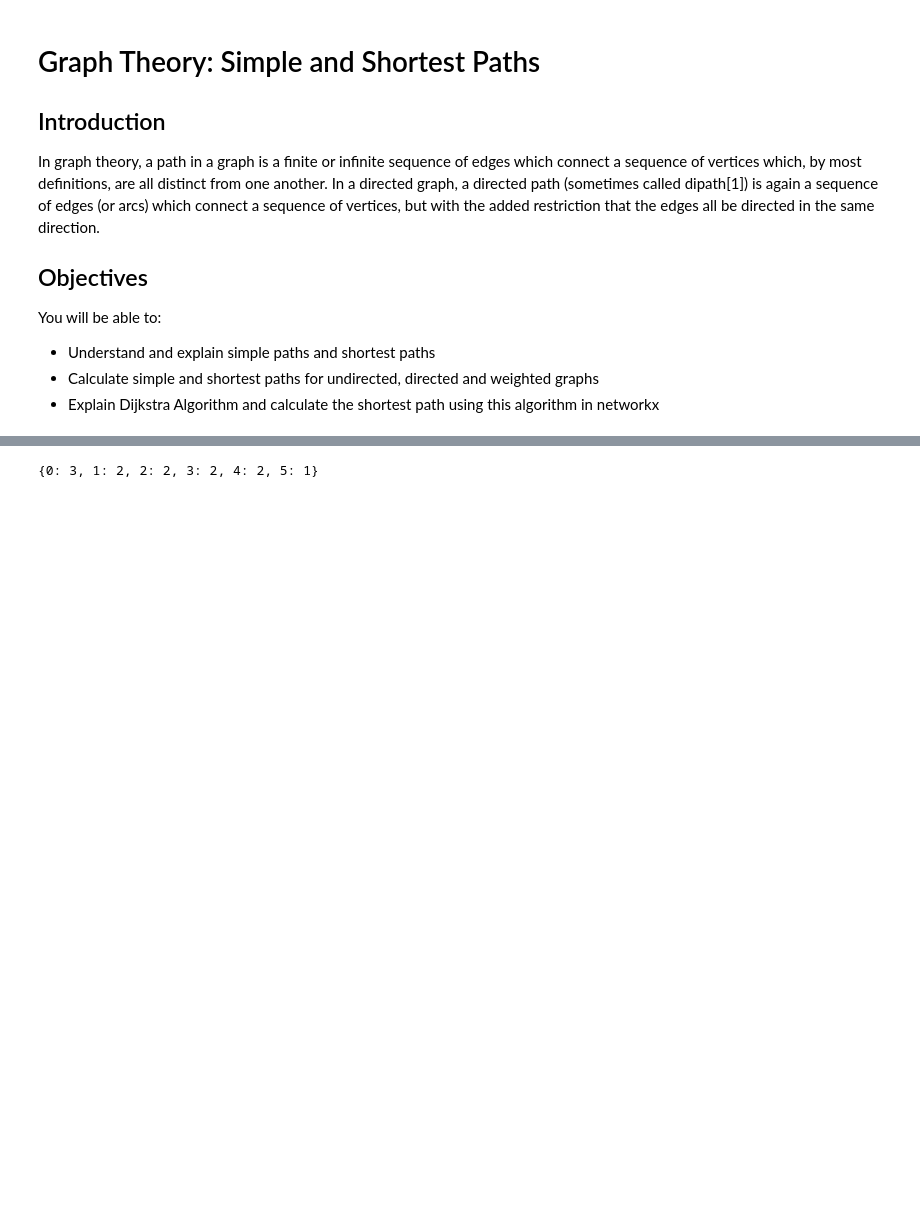
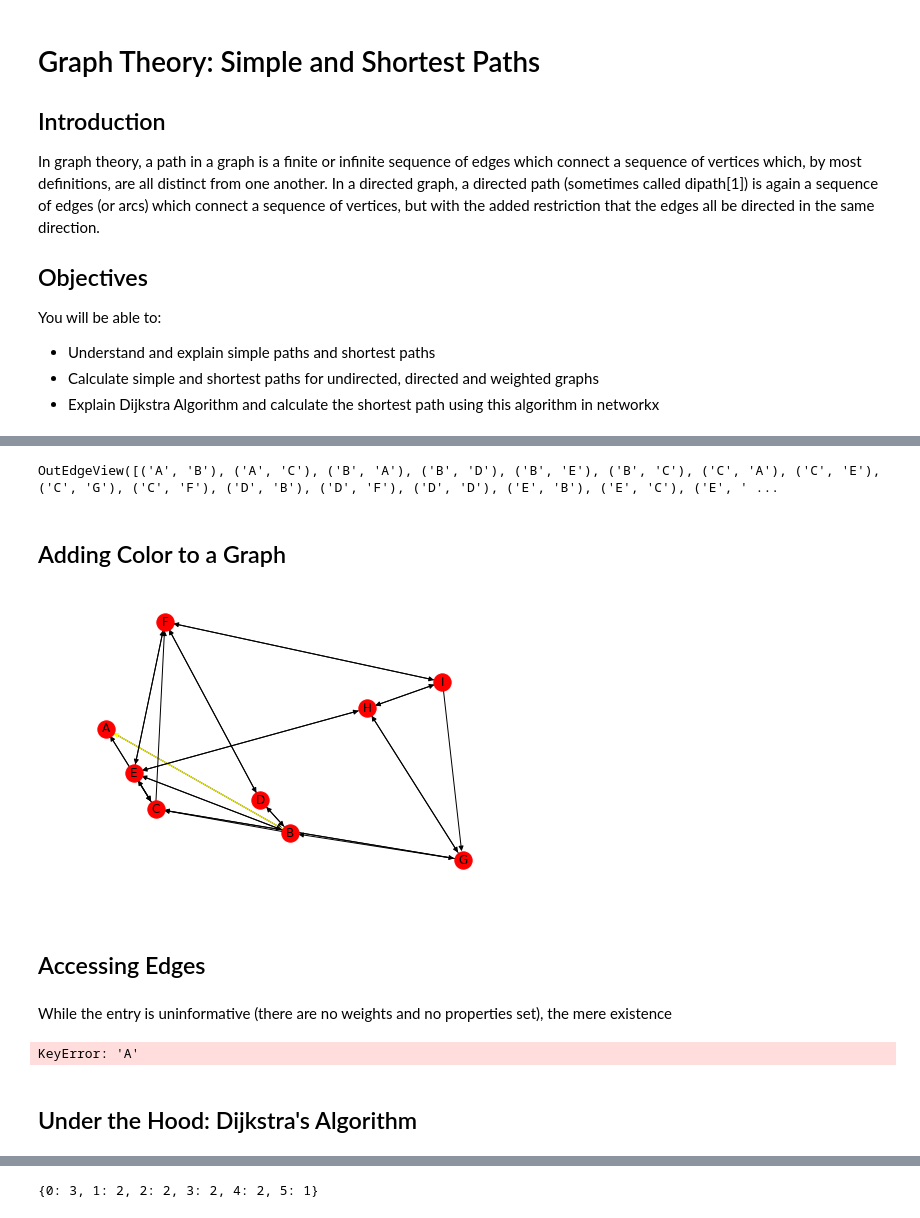
Before and after one commit to learn-co-curriculum/dsc-graph-theory-shortest-path, a Jupyter notebook: index.ipynb, the cells around one changed output, grey strips where cells are left out. Saved outputs shown, nothing was run; the diff lists cells and outputs as text; code cells hidden in the pictures; blank space fills up the shorter version.

```diff
--- a/index.ipynb
+++ b/index.ipynb
@@ -11,0 +56,19 @@ You will be able to:
+# %%
+G.edges
+# %% [output]
+OutEdgeView([('A', 'B'), ('A', 'C'), ('B', 'A'), ('B', 'D'), ('B', 'E'), ('B', 'C'), ('C', 'A'), ('C', 'E'), ('C', 'G'), ('C', 'F'), ('D', 'B'), ('D', 'F'), ('D', 'D'), ('E', 'B'), ('E', 'C'), ('E', ' ...
+# %% [markdown]
+## Adding Color to a Graph
+# %%
+colors = []
+for edge in G.edges:
+#     print(type(edge), edge)
+    if edge == ("B", "A"):
+        colors.append("yellow")
+    else:
+        colors.append("black")
+nx.draw(G, pos=nx.random_layout(G, seed=9), with_labels=True, edge_color=colors)
+# %% [output]
+[figure, added]
+# %% [markdown]
+## Accessing Edges
@@ -11,0 +77,8 @@ You will be able to:
+# %% [markdown]
+While the entry is uninformative (there are no weights and no properties set), the mere existence
+# %%
+G.edges[('F', 'E')]
+# %% [output]
+KeyError: 'A'
+# %% [markdown]
+## Under the Hood: Dijkstra's Algorithm
```
Also changed, not shown: parts of 17 cells of this notebook, 8 other files.
